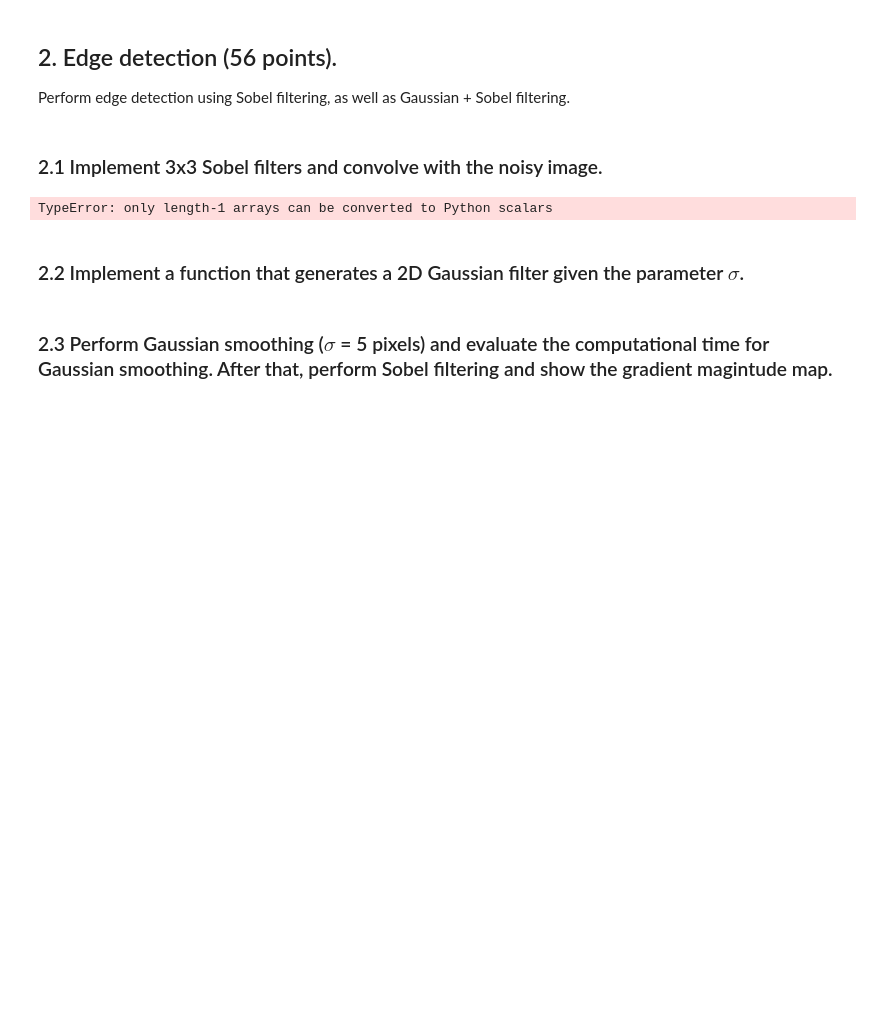
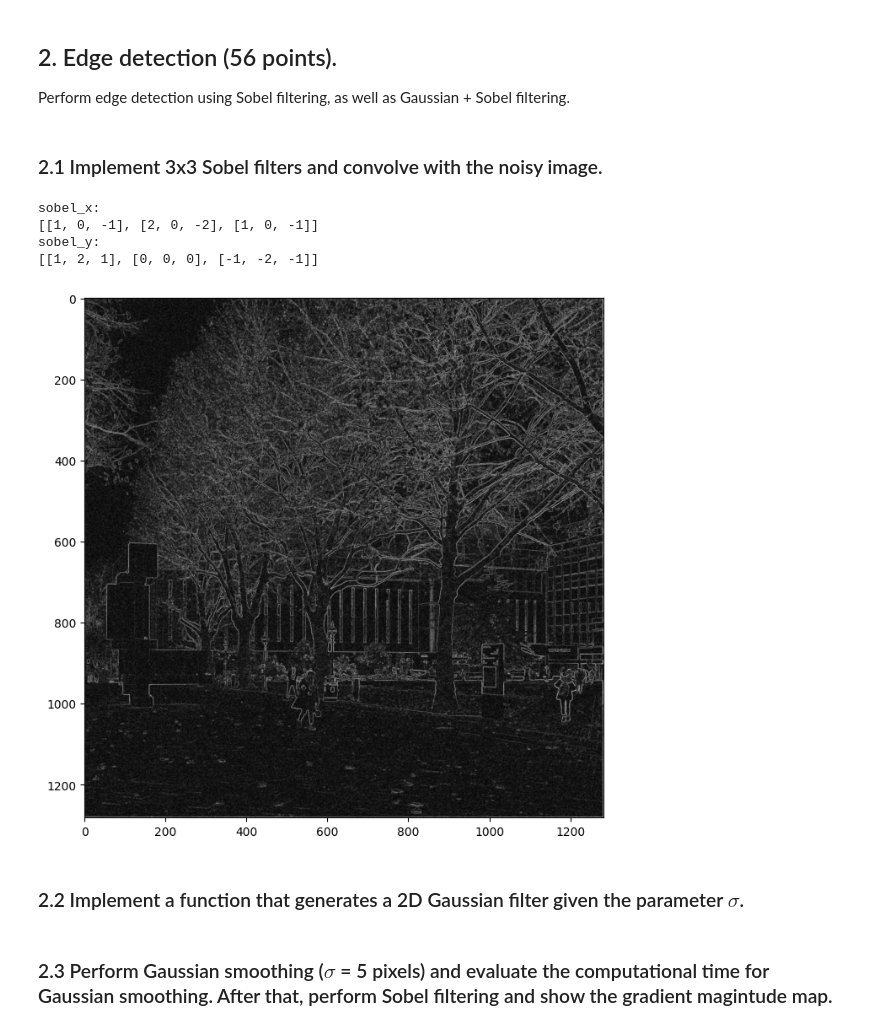
Before and after one commit to hgwright23/Computer_Vision_2024, a Jupyter notebook: coursework_01/coursework_01.ipynb, the cells around one changed output. Drawn from its saved outputs; the diff is of its cells as text; code cells hidden in the pictures; blank space fills up the shorter version.

```diff
--- a/coursework_01/coursework_01.ipynb
+++ b/coursework_01/coursework_01.ipynb
@@ -112,36 +112,42 @@ Perform edge detection using Sobel filtering, as well as Gaussian + Sobel filter
 ### Insert your code ###
 sobel_x = [
     [1, 0, -1],
     [2, 0, -2],
     [1, 0, -1]
 ]
 sobel_y = [
     [1, 2, 1],
     [0, 0, 0],
     [-1, -2, -1]
 ]
 
 # Image filtering
 ### Insert your code ###
 g_x = scipy.signal.convolve2d(image_noisy, sobel_x)
 g_y = scipy.signal.convolve2d(image_noisy, sobel_y)
 
 # Calculate the gradient magnitude
 ### Insert your code ###
-grad_mag = math.sqrt(g_x**2 + g_y**2)
-# need to apply this to each pixel
+g_x_np = np.array(g_x)
+g_y_np = np.array(g_y)
+grad_mag_np = np.sqrt(np.add(np.square(g_x_np), np.square(g_y_np)))
+grad_mag = grad_mag_np.tolist()
 
 # Print the filters (provided)
 print('sobel_x:')
 print(sobel_x)
 print('sobel_y:')
 print(sobel_y)
 
 # Display the magnitude map (provided)
 plt.imshow(grad_mag, cmap='gray')
 plt.gcf().set_size_inches(8, 8)
 # %% [output]
-TypeError: only length-1 arrays can be converted to Python scalars
+sobel_x:
+[[1, 0, -1], [2, 0, -2], [1, 0, -1]]
+sobel_y:
+[[1, 2, 1], [0, 0, 0], [-1, -2, -1]]
+[figure, added]
 # %% [markdown]
 ### 2.2 Implement a function that generates a 2D Gaussian filter given the parameter $\sigma$.
 # %%
```
